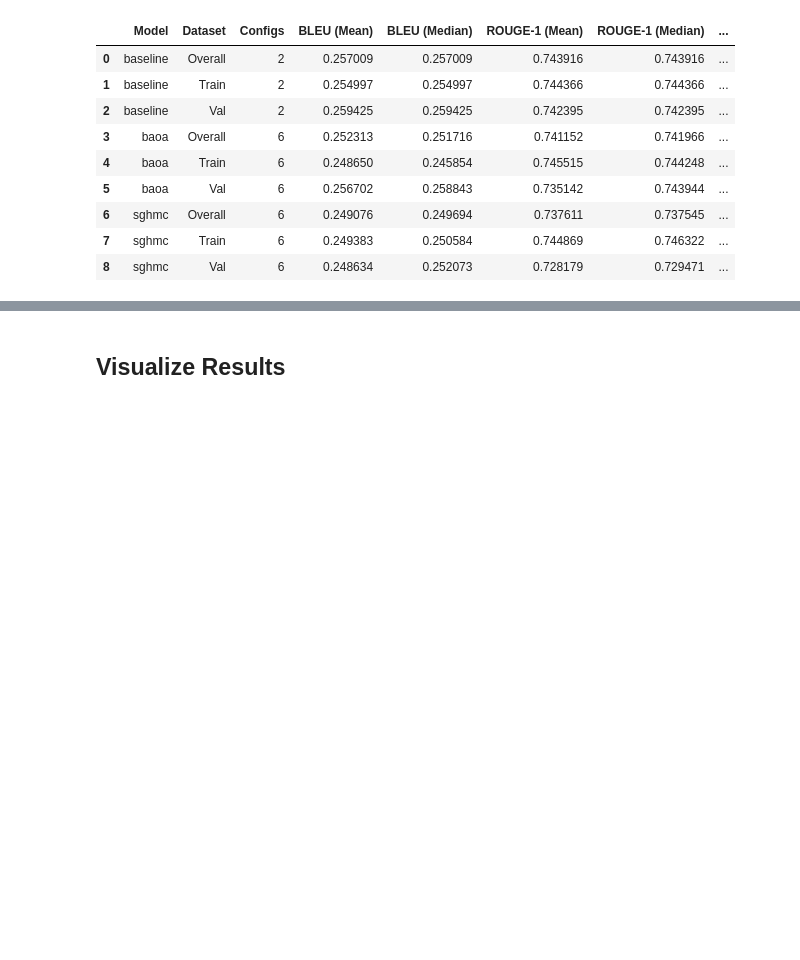
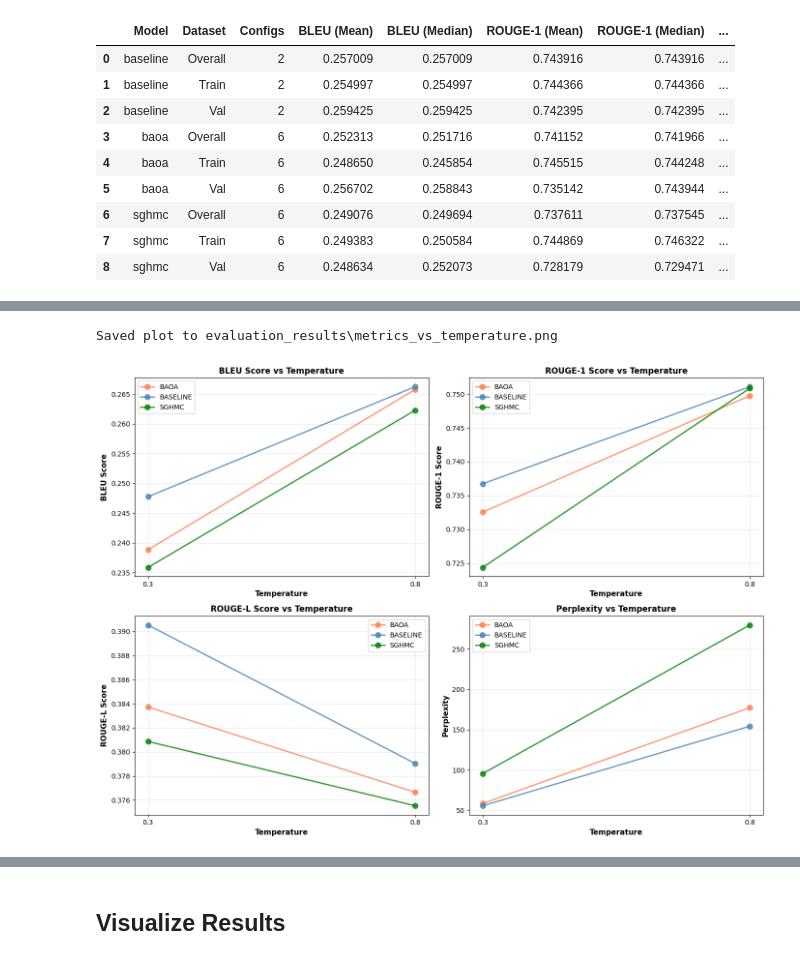
Before and after one commit to ssophiee/adl-bnn-textgen, a Jupyter notebook: src/evaluation/blue_rouge_perplexity_eval.ipynb, the cells around one changed output, grey strips where cells are left out. Saved outputs shown, nothing was run; the diff lists cells and outputs as text; code cells hidden in the pictures; blank space fills up the shorter version.

```diff
--- a/src/evaluation/blue_rouge_perplexity_eval.ipynb
+++ b/src/evaluation/blue_rouge_perplexity_eval.ipynb
@@ -1478 +1478,81 @@ Saved plot to evaluation_results\perplexity_train_val_difference.png
 Perplexity train-val difference plot created successfully
+# %%
+# Create plot showing metrics vs temperature for each model
+fig, axes = plt.subplots(2, 2, figsize=(14, 10))
+
+# Collect data grouped by model and temperature
+temp_data = {}
+for config_key, config_data in results_summary.items():
+    model_name = config_data['model_name']
+    temperature = config_data['temperature']
+
+    if model_name not in temp_data:
+        temp_data[model_name] = {}
+
+    if temperature not in temp_data[model_name]:
+        temp_data[model_name][temperature] = {
+            'bleu': [],
+            'rouge1': [],
+            'rougeL': [],
+            'perplexity': []
+        }
+
+    if config_data.get('overall'):
+        temp_data[model_name][temperature]['bleu'].append(config_data['overall']['bleu'])
+        temp_data[model_name][temperature]['rouge1'].append(config_data['overall']['rouge1'])
+        temp_data[model_name][temperature]['rougeL'].append(config_data['overall']['rougeL'])
+        temp_data[model_name][temperature]['perplexity'].append(config_data['overall']['perplexity'])
+
+# Calculate averages for each temperature
+temp_averages = {}
+for model_name, temps in temp_data.items():
+    temp_averages[model_name] = {}
+    for temp, metrics in temps.items():
+        temp_averages[model_name][temp] = {
+            'bleu': np.mean(metrics['bleu']),
+            'rouge1': np.mean(metrics['rouge1']),
+            'rougeL': np.mean(metrics['rougeL']),
+            'perplexity': np.mean(metrics['perplexity'])
+        }
+
+# Plot each metric
+metrics_to_plot = [
+    ('bleu', 'BLEU Score', axes[0, 0]),
+    ('rouge1', 'ROUGE-1 Score', axes[0, 1]),
+    ('rougeL', 'ROUGE-L Score', axes[1, 0]),
+    ('perplexity', 'Perplexity', axes[1, 1])
+]
+
+colors_map = {'baseline': 'steelblue', 'baoa': 'coral', 'sghmc': 'green'}
+
+for metric_key, metric_label, ax in metrics_to_plot:
+    for model_name in sorted(temp_averages.keys()):
+        temps = sorted(temp_averages[model_name].keys())
+        values = [temp_averages[model_name][t][metric_key] for t in temps]
+
+        color = colors_map.get(model_name, 'gray')
+        ax.plot(temps, values, marker='o', linewidth=2, markersize=8,
+                label=model_name.upper(), color=color, alpha=0.8)
+
+    ax.set_xlabel('Temperature', fontweight='bold', fontsize=11)
+    ax.set_ylabel(metric_label, fontweight='bold', fontsize=11)
+    ax.set_title(f'{metric_label} vs Temperature', fontsize=12, fontweight='bold')
+    ax.legend()
+    ax.grid(True, alpha=0.3)
+
+    # Set x-axis to show only actual temperature values
+    if temps:
+        ax.set_xticks(temps)
+
+plt.tight_layout()
+
+# Save figure
+plt.savefig(output_dir / "metrics_vs_temperature.png", dpi=300, bbox_inches='tight')
+print(f"Saved plot to {output_dir / 'metrics_vs_temperature.png'}")
+
+plt.show()
+
+print("Metrics vs temperature plot created successfully")
+# %% [output]
+Saved plot to evaluation_results\metrics_vs_temperature.png
+[figure, added]
```
Also changed, not shown: parts of 6 cells of this notebook.
